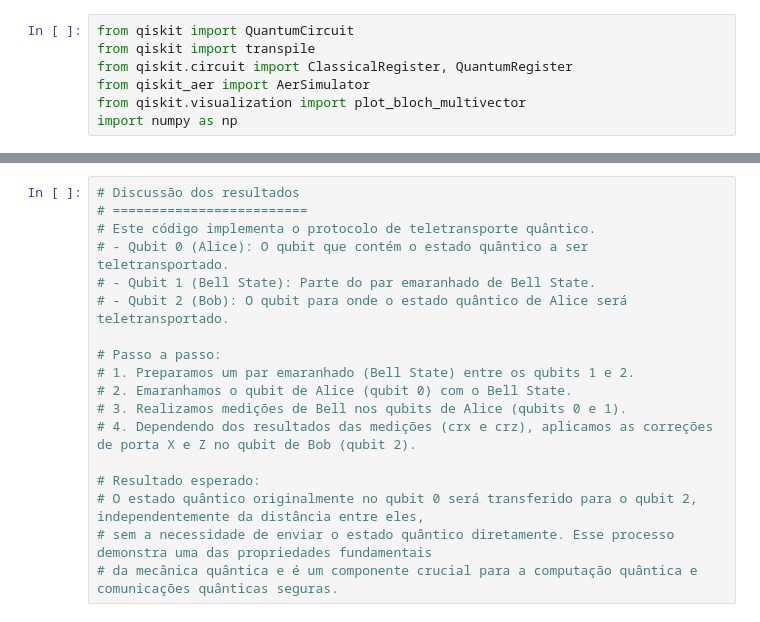
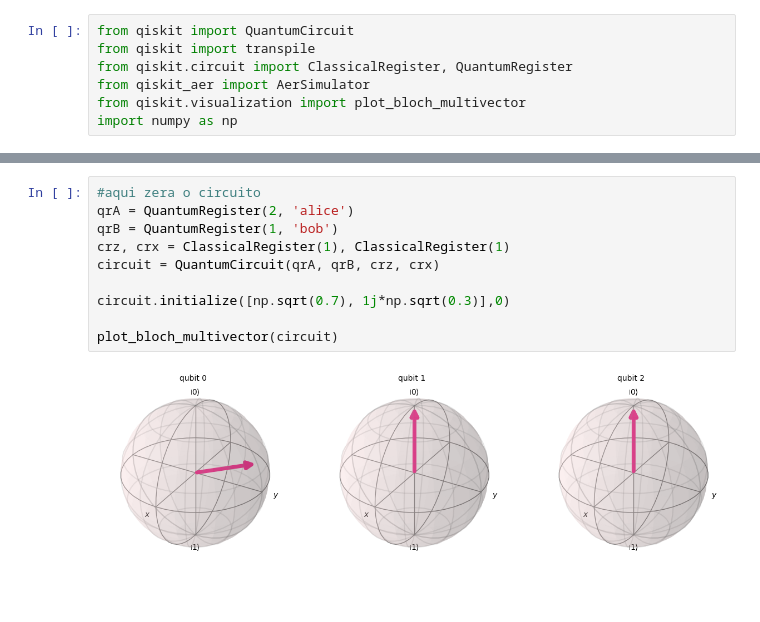
Before and after one commit to HelenaCarvalhoLeal/Quantum_Class, a Jupyter notebook: ativ5.ipynb, the cells around one changed output, grey strips where cells are left out. Cells and saved outputs as stored; diff of their text form.

Commit message:
ativ 5 completa
atividade 5 cmpleta plotando o estado  final e inicial dos vetores da esfera de Bloch. No caso, demostrando o efeito do teletransporte quantico.

```diff
--- a/ativ5.ipynb
+++ b/ativ5.ipynb
@@ -65,18 +30,12 @@ circuit.draw("mpl")
-# %%
-# Discussão dos resultados
-# =========================
-# Este código implementa o protocolo de teletransporte quântico.
-# - Qubit 0 (Alice): O qubit que contém o estado quântico a ser teletransportado.
-# - Qubit 1 (Bell State): Parte do par emaranhado de Bell State.
-# - Qubit 2 (Bob): O qubit para onde o estado quântico de Alice será teletransportado.
-
-# Passo a passo:
-# 1. Preparamos um par emaranhado (Bell State) entre os qubits 1 e 2.
-# 2. Emaranhamos o qubit de Alice (qubit 0) com o Bell State.
-# 3. Realizamos medições de Bell nos qubits de Alice (qubits 0 e 1).
-# 4. Dependendo dos resultados das medições (crx e crz), aplicamos as correções de porta X e Z no qubit de Bob (qubit 2).
-
-# Resultado esperado:
-# O estado quântico originalmente no qubit 0 será transferido para o qubit 2, independentemente da distância entre eles,
-# sem a necessidade de enviar o estado quântico diretamente. Esse processo demonstra uma das propriedades fundamentais
-# da mecânica quântica e é um componente crucial para a computação quântica e comunicações quânticas seguras.
+# %%
+#aqui zera o circuito
+qrA = QuantumRegister(2, 'alice')
+qrB = QuantumRegister(1, 'bob')
+crz, crx = ClassicalRegister(1), ClassicalRegister(1)
+circuit = QuantumCircuit(qrA, qrB, crz, crx)
+
+circuit.initialize([np.sqrt(0.7), 1j*np.sqrt(0.3)],0)
+
+plot_bloch_multivector(circuit)
+# %% [output]
+[figure, added]
```
Also changed, not shown: parts of 5 cells of this notebook.
